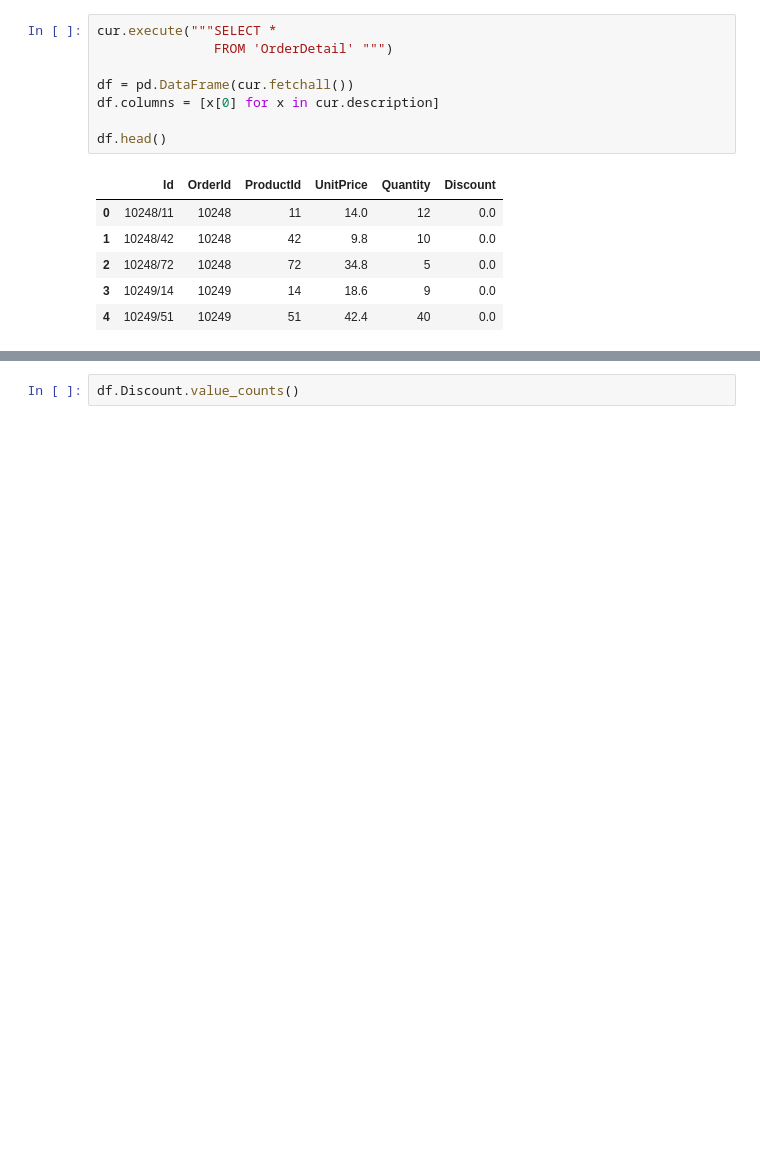
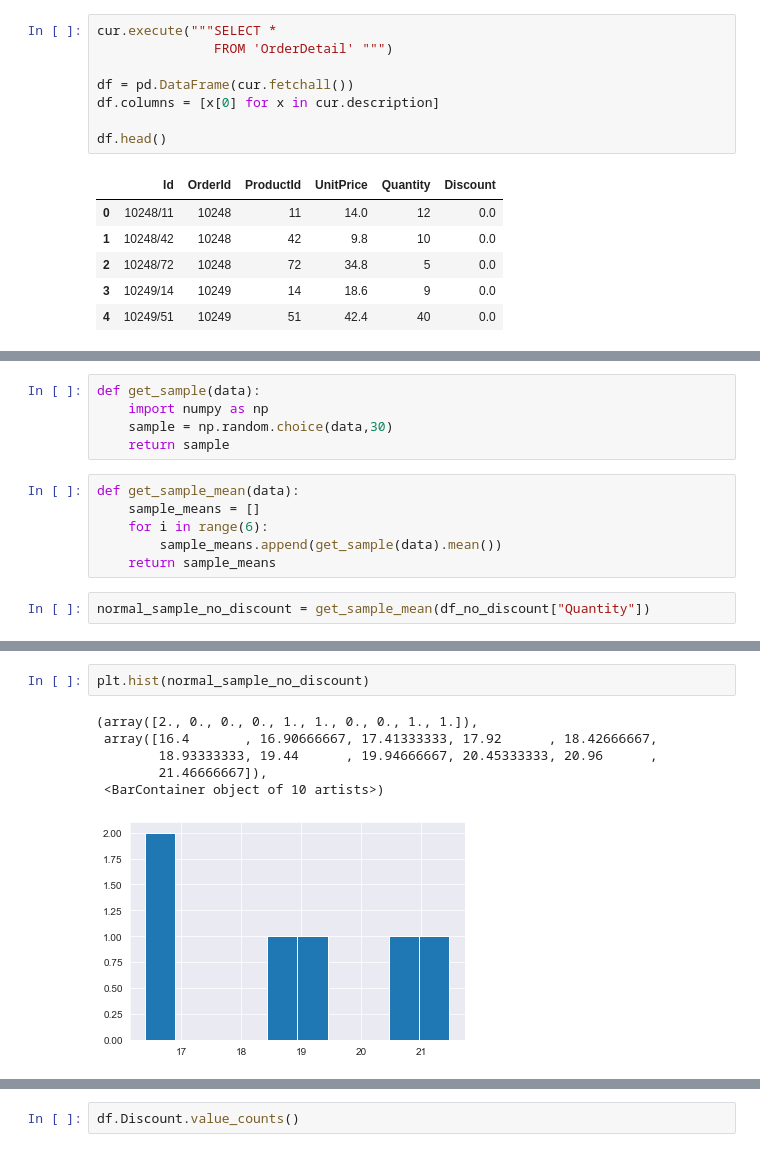
Before and after one commit to ozbunae/git_practice_nov, a Jupyter notebook: Hypothesis Testing.ipynb, the cells around one changed output, grey strips where cells are left out. Cells and saved outputs as stored; diff of their text form; blank space fills up the shorter version.

```diff
--- a/Hypothesis Testing.ipynb
+++ b/Hypothesis Testing.ipynb
@@ -47,0 +134,13 @@ df.head()
+# %%
+def get_sample(data):
+    import numpy as np
+    sample = np.random.choice(data,30)
+    return sample
+# %%
+def get_sample_mean(data):
+    sample_means = []
+    for i in range(6):
+        sample_means.append(get_sample(data).mean())
+    return sample_means
+# %%
+normal_sample_no_discount = get_sample_mean(df_no_discount["Quantity"])
@@ -47,0 +156,9 @@ df.head()
+# %%
+plt.hist(normal_sample_no_discount)
+# %% [output]
+(array([2., 0., 0., 0., 1., 1., 0., 0., 1., 1.]),
+ array([16.4       , 16.90666667, 17.41333333, 17.92      , 18.42666667,
+        18.93333333, 19.44      , 19.94666667, 20.45333333, 20.96      ,
+        21.46666667]),
+ <BarContainer object of 10 artists>)
+[figure, added]
```
Also changed, not shown: parts of 30 cells of this notebook, 1 other file.
